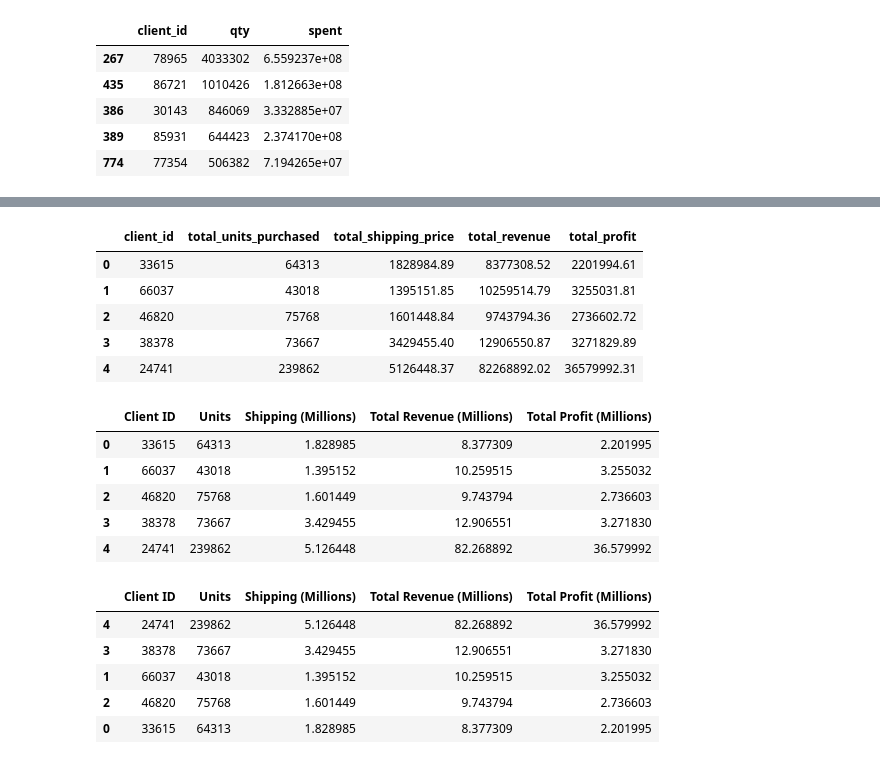
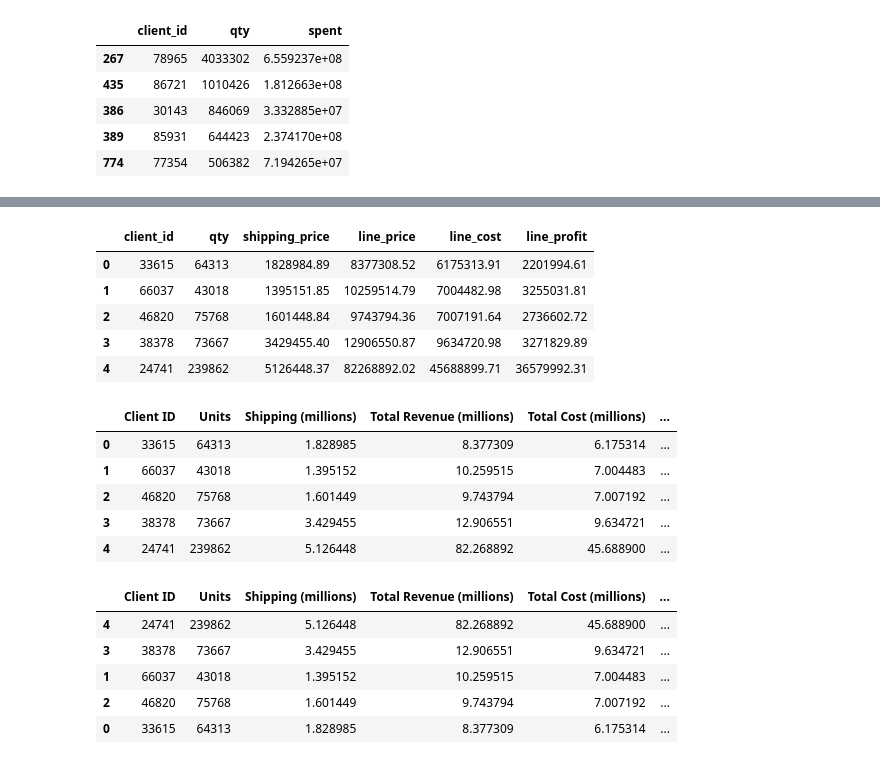
Before and after one commit to T-Haight/pandas-challenge-1, a Jupyter notebook: Starter_Code/wholesale_data_analysis_starter_code.ipynb, the cells around one changed output, grey strips where cells are left out. Drawn from its saved outputs; the diff is of its cells as text; code cells hidden in the pictures.

```diff
--- a/Starter_Code/wholesale_data_analysis_starter_code.ipynb
+++ b/Starter_Code/wholesale_data_analysis_starter_code.ipynb
@@ -143,6 +143,7 @@ df[['unit_price','qty','subtotal']].head()
 # %%
 # Create a column for shipping price.
 # Assume a shipping price of $7 per pound for orders over 50 pounds and $10 per pound for items 50 pounds or under.
-df['shipping_price'] = df.apply(lambda x: x['unit_weight'] * x['qty'] * 7 if x['unit_weight'] * x['qty'] > 50 else x['unit_weight'] * x['qty'] * 10, axis=1)
-df[['unit_price','unit_weight','qty','shipping_price']].head()
+df['total_weight'] = df['unit_weight'] * df['qty']
+df['shipping_price'] = df.apply(lambda x: x['total_weight'] * 7 if x['total_weight'] > 50 else x['total_weight'] * 10, axis=1)
+df[['unit_price','unit_weight','qty','total_weight', 'shipping_price']].head()
 # %% [output]
@@ -178,6 +179,6 @@ df.head()
 # %%
 # Create a column for the profit of each line using line cost and line price
-df['profit'] = df['line_price'] - df['line_cost']
+df['line_profit'] = df['line_price'] - df['line_cost']
 df.head()
 # %% [output]
 |  | first | last | job | phone | email | client_id | order_id | order_date | order_week | order_year | ... |
@@ -247,32 +261,23 @@ top_clients_total.head()
 # %%
 # Create a summary DataFrame showing the totals for the for the top 5 clients with the following information:
 # total units purchased, total shipping price, total revenue, and total profit.
-top_5_clients_summary = {'client_id': [], 'total_units_purchased': [], 'total_shipping_price': [], 'total_revenue': [], 'total_profit': []}
-for client in top_5_clients:
-    total_units_purchased = df.loc[df['client_id'] == client, 'qty'].sum()
-    total_shipping_price = df.loc[df['client_id'] == client, 'shipping_price'].sum()
-    total_revenue = df.loc[df['client_id'] == client, 'line_price'].sum()
-    total_profit = df.loc[df['client_id'] == client, 'profit'].sum()
-    top_5_clients_summary['client_id'].append(client)
-    top_5_clients_summary['total_units_purchased'].append(total_units_purchased)
-    top_5_clients_summary['total_shipping_price'].append(total_shipping_price)
-    top_5_clients_summary['total_revenue'].append(total_revenue)
-    top_5_clients_summary['total_profit'].append(total_profit)
-top_5_clients_summary = pd.DataFrame(top_5_clients_summary)
-top_5_clients_summary
+top_5_clients_summary = df.groupby('client_id')[['qty','shipping_price','line_price','line_cost','line_profit']].sum()
+top_5_clients_summary = top_5_clients_summary.loc[top_5_clients]
+top_5_clients_summary = top_5_clients_summary.reset_index()
+top_5_clients_summary.head()
 # %% [output]
-|  | client_id | total_units_purchased | total_shipping_price | total_revenue | total_profit |
-| 0 | 33615 | 64313 | 1828984.89 | 8377308.52 | 2201994.61 |
-| 1 | 66037 | 43018 | 1395151.85 | 10259514.79 | 3255031.81 |
-| 2 | 46820 | 75768 | 1601448.84 | 9743794.36 | 2736602.72 |
-| 3 | 38378 | 73667 | 3429455.40 | 12906550.87 | 3271829.89 |
-| 4 | 24741 | 239862 | 5126448.37 | 82268892.02 | 36579992.31 |
+|  | client_id | qty | shipping_price | line_price | line_cost | line_profit |
+| 0 | 33615 | 64313 | 1828984.89 | 8377308.52 | 6175313.91 | 2201994.61 |
+| 1 | 66037 | 43018 | 1395151.85 | 10259514.79 | 7004482.98 | 3255031.81 |
+| 2 | 46820 | 75768 | 1601448.84 | 9743794.36 | 7007191.64 | 2736602.72 |
+| 3 | 38378 | 73667 | 3429455.40 | 12906550.87 | 9634720.98 | 3271829.89 |
+| 4 | 24741 | 239862 | 5126448.37 | 82268892.02 | 45688899.71 | 36579992.31 |
 # %%
 # Format the data and rename the columns to names suitable for presentation.
-top_5_clients_summary.rename(columns={'client_id': 'Client ID', 'total_units_purchased': 'Units', 'total_shipping_price': 'Shipping', 'total_revenue': 'Total Revenue', 'total_profit': 'Total Profit'}, inplace=True)
+top_5_clients_summary.rename(columns={'client_id': 'Client ID', 'qty': 'Units', 'shipping_price': 'Shipping', 'line_price': 'Total Revenue', 'line_cost': 'Total Cost', 'line_profit': 'Total Profit'}, inplace=True)
 
 # Define the money columns.
-money_columns = ['Shipping', 'Total Revenue', 'Total Profit']
+money_columns = ['Shipping', 'Total Revenue', 'Total Cost', 'Total Profit']
 
 # Define a function that converts a dollar amount to millions.
 def currency_format_millions(value):
@@ -283,23 +288,23 @@ for column in money_columns:
     top_5_clients_summary[column] = top_5_clients_summary[column].apply(currency_format_millions)
 
 # Rename the columns to reflect the change in the money format.
-top_5_clients_summary.rename(columns={'Shipping': 'Shipping (Millions)', 'Total Revenue': 'Total Revenue (Millions)', 'Total Profit': 'Total Profit (Millions)'}, inplace=True)
+top_5_clients_summary.rename(columns={'Shipping': 'Shipping (millions)', 'Total Revenue': 'Total Revenue (millions)', 'Total Cost': 'Total Cost (millions)', 'Total Profit': 'Total Profit (millions)'}, inplace=True)
 top_5_clients_summary
 # %% [output]
-|  | Client ID | Units | Shipping (Millions) | Total Revenue (Millions) | Total Profit (Millions) |
-| 0 | 33615 | 64313 | 1.828985 | 8.377309 | 2.201995 |
-| 1 | 66037 | 43018 | 1.395152 | 10.259515 | 3.255032 |
-| 2 | 46820 | 75768 | 1.601449 | 9.743794 | 2.736603 |
-| 3 | 38378 | 73667 | 3.429455 | 12.906551 | 3.271830 |
-| 4 | 24741 | 239862 | 5.126448 | 82.268892 | 36.579992 |
+|  | Client ID | Units | Shipping (millions) | Total Revenue (millions) | Total Cost (millions) | ... |
+| 0 | 33615 | 64313 | 1.828985 | 8.377309 | 6.175314 | ... |
+| 1 | 66037 | 43018 | 1.395152 | 10.259515 | 7.004483 | ... |
+| 2 | 46820 | 75768 | 1.601449 | 9.743794 | 7.007192 | ... |
+| 3 | 38378 | 73667 | 3.429455 | 12.906551 | 9.634721 | ... |
+| 4 | 24741 | 239862 | 5.126448 | 82.268892 | 45.688900 | ... |
 # %%
 # Sort the updated data by "Total Profit (millions)" form highest to lowest and assign the sort to a new DatFrame.
-top_5_clients_summary_sorted = top_5_clients_summary.sort_values(by='Total Profit (Millions)', ascending=False)
+top_5_clients_summary_sorted = top_5_clients_summary.sort_values(by='Total Profit (millions)', ascending=False)
 top_5_clients_summary_sorted
 # %% [output]
-|  | Client ID | Units | Shipping (Millions) | Total Revenue (Millions) | Total Profit (Millions) |
-| 4 | 24741 | 239862 | 5.126448 | 82.268892 | 36.579992 |
-| 3 | 38378 | 73667 | 3.429455 | 12.906551 | 3.271830 |
-| 1 | 66037 | 43018 | 1.395152 | 10.259515 | 3.255032 |
-| 2 | 46820 | 75768 | 1.601449 | 9.743794 | 2.736603 |
-| 0 | 33615 | 64313 | 1.828985 | 8.377309 | 2.201995 |
+|  | Client ID | Units | Shipping (millions) | Total Revenue (millions) | Total Cost (millions) | ... |
+| 4 | 24741 | 239862 | 5.126448 | 82.268892 | 45.688900 | ... |
+| 3 | 38378 | 73667 | 3.429455 | 12.906551 | 9.634721 | ... |
+| 1 | 66037 | 43018 | 1.395152 | 10.259515 | 7.004483 | ... |
+| 2 | 46820 | 75768 | 1.601449 | 9.743794 | 7.007192 | ... |
+| 0 | 33615 | 64313 | 1.828985 | 8.377309 | 6.175314 | ... |
```
Also changed, not shown: parts of 4 cells of this notebook.
